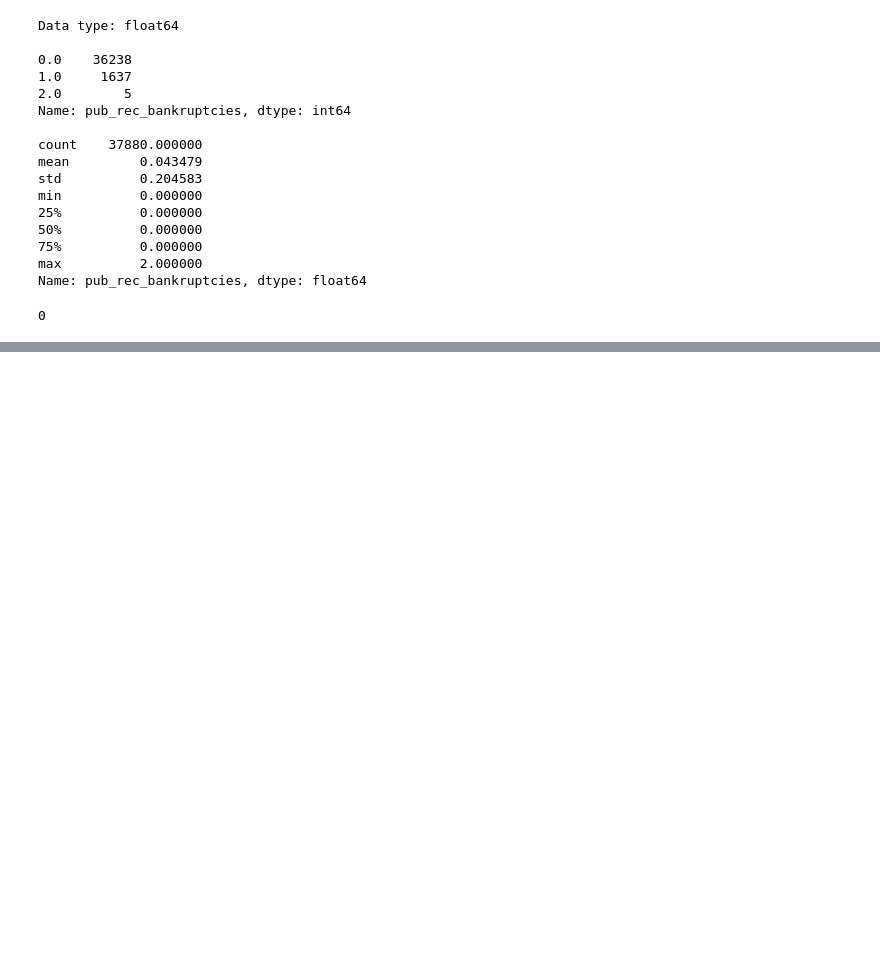
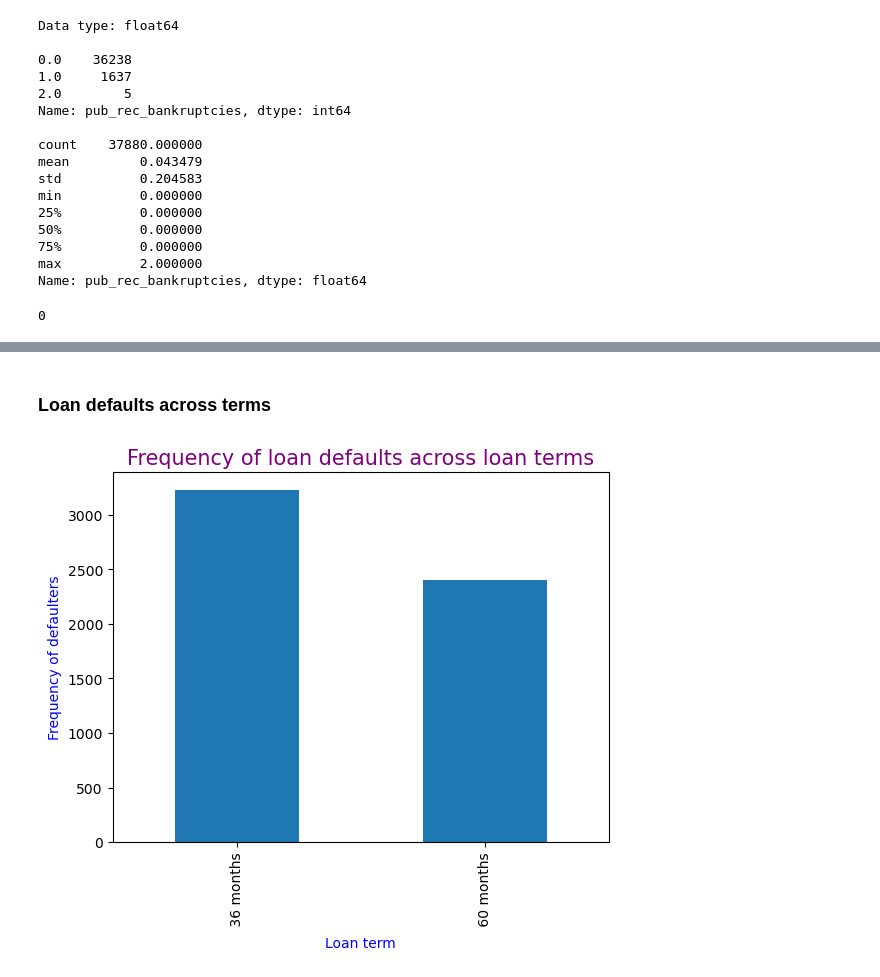
Before and after one commit to zeeamber/Lending-Club-Case-Study, a Jupyter notebook: lending_club_case_study.ipynb, the cells around one changed output, grey strips where cells are left out. Cells and saved outputs as stored; diff of their text form; code cells hidden in the pictures; blank space fills up the shorter version.

```diff
--- a/lending_club_case_study.ipynb
+++ b/lending_club_case_study.ipynb
@@ -515,0 +579,10 @@ loan_df.isnull().sum().sum()
+# %% [markdown]
+### Loan defaults across terms
+# %%
+defaulters_df.term.value_counts().plot.bar()
+plt.title("Frequency of loan defaults across loan terms", fontsize = 15, color = 'purple')
+plt.ylabel("Frequency of defaulters", color = 'blue')
+plt.xlabel("Loan term", color = 'blue')
+plt.show()
+# %% [output]
+[figure, added]
```
Also changed, not shown: parts of 19 cells of this notebook.
